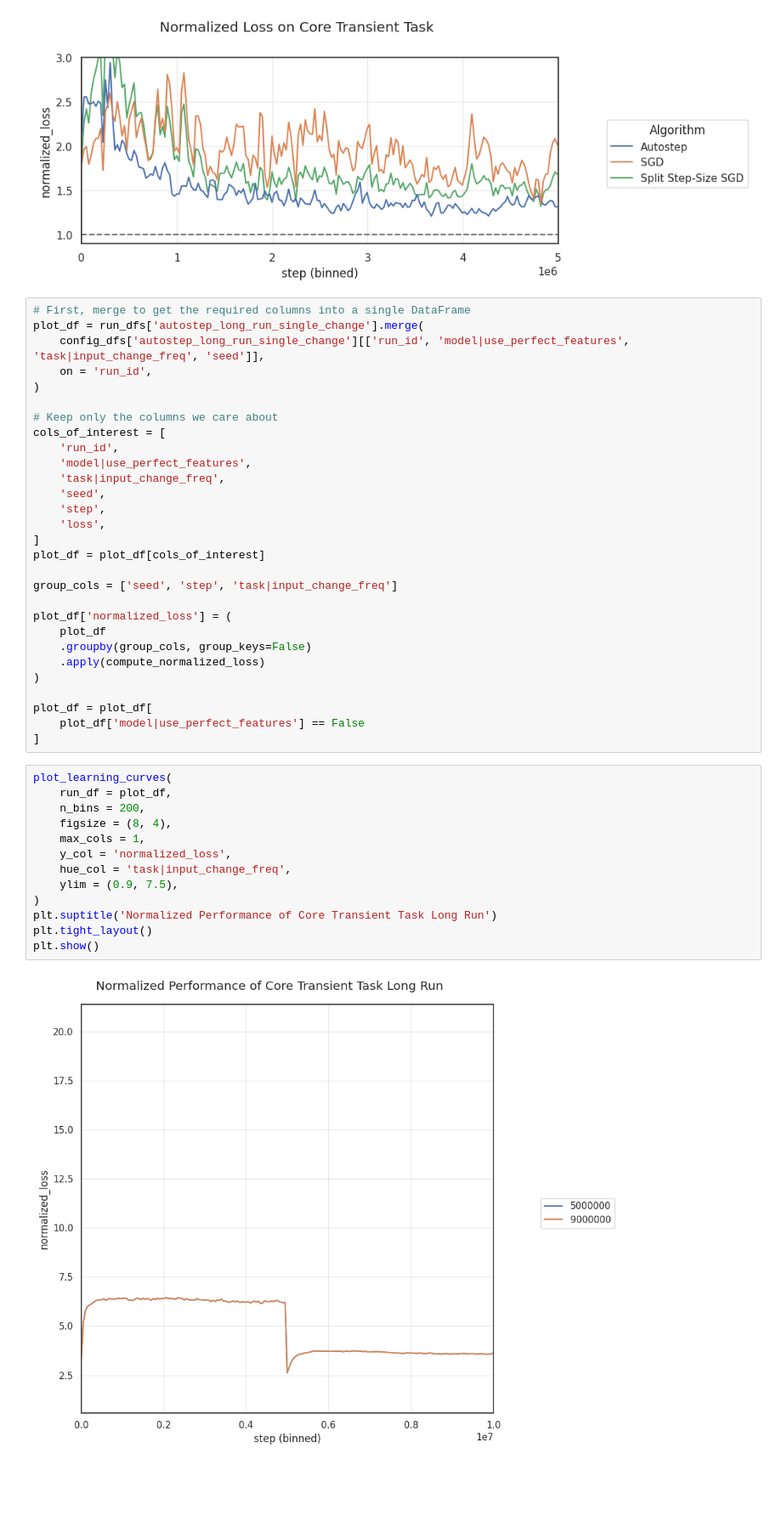
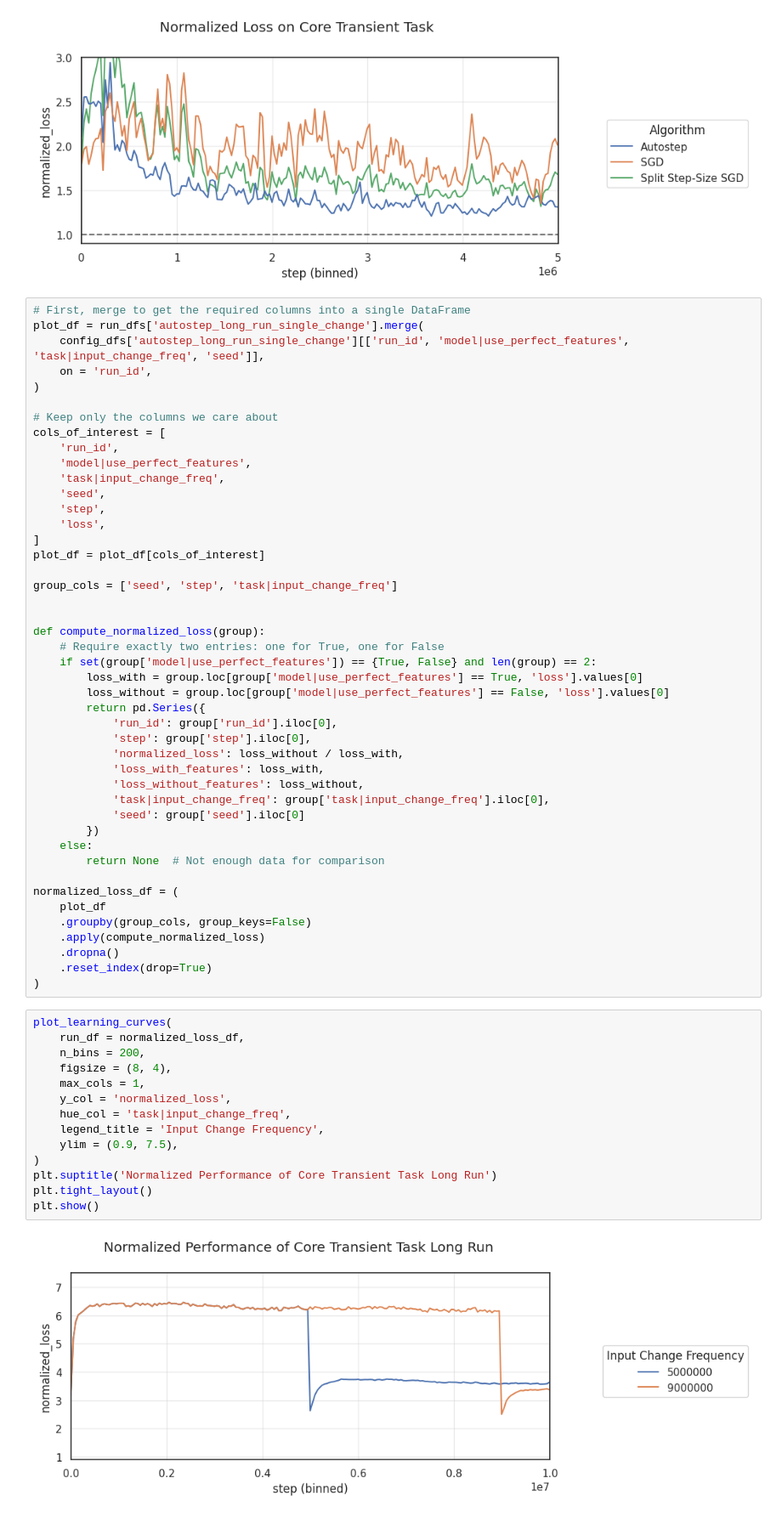
Before and after one commit to ejmejm/phd_research, a Jupyter notebook: phd/feature_search/analysis/core_transient_task/problem_variations.ipynb, the cells around one changed output. Shown at 85% size. Saved outputs shown, nothing was run; the diff lists cells and outputs as text; blank space fills up the shorter version.

Commit message:
Fixed core-transient single change plots

```diff
--- a/phd/feature_search/analysis/core_transient_task/problem_variations.ipynb
+++ b/phd/feature_search/analysis/core_transient_task/problem_variations.ipynb
@@ -597,27 +603,44 @@ plot_df = plot_df[cols_of_interest]
 
 group_cols = ['seed', 'step', 'task|input_change_freq']
 
-plot_df['normalized_loss'] = (
+
+def compute_normalized_loss(group):
+    # Require exactly two entries: one for True, one for False
+    if set(group['model|use_perfect_features']) == {True, False} and len(group) == 2:
+        loss_with = group.loc[group['model|use_perfect_features'] == True, 'loss'].values[0]
+        loss_without = group.loc[group['model|use_perfect_features'] == False, 'loss'].values[0]
+        return pd.Series({
+            'run_id': group['run_id'].iloc[0],
+            'step': group['step'].iloc[0],
+            'normalized_loss': loss_without / loss_with,
+            'loss_with_features': loss_with,
+            'loss_without_features': loss_without,
+            'task|input_change_freq': group['task|input_change_freq'].iloc[0],
+            'seed': group['seed'].iloc[0]
+        })
+    else:
+        return None  # Not enough data for comparison
+
+normalized_loss_df = (
     plot_df
     .groupby(group_cols, group_keys=False)
     .apply(compute_normalized_loss)
+    .dropna()
+    .reset_index(drop=True)
 )
-
-plot_df = plot_df[
-    plot_df['model|use_perfect_features'] == False
-]
 # %%
 plot_learning_curves(
-    run_df = plot_df,
+    run_df = normalized_loss_df,
     n_bins = 200,
     figsize = (8, 4),
     max_cols = 1,
     y_col = 'normalized_loss',
     hue_col = 'task|input_change_freq',
+    legend_title = 'Input Change Frequency',
     ylim = (0.9, 7.5),
 )
 plt.suptitle('Normalized Performance of Core Transient Task Long Run')
 plt.tight_layout()
 plt.show()
 # %% [output]
-[figure, old version]
+[figure, new version]
```
Also changed, not shown: parts of 4 cells of this notebook.
